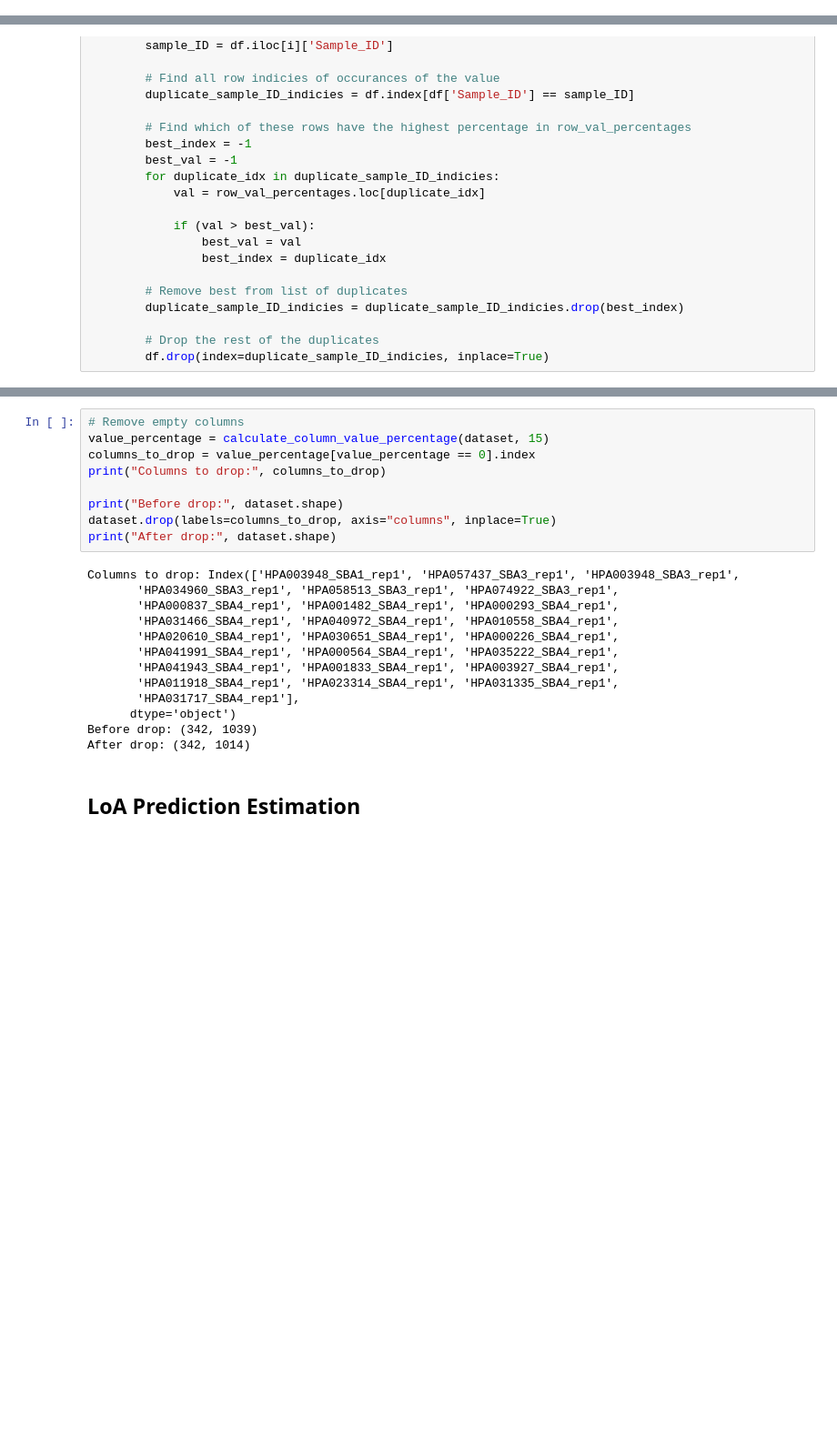
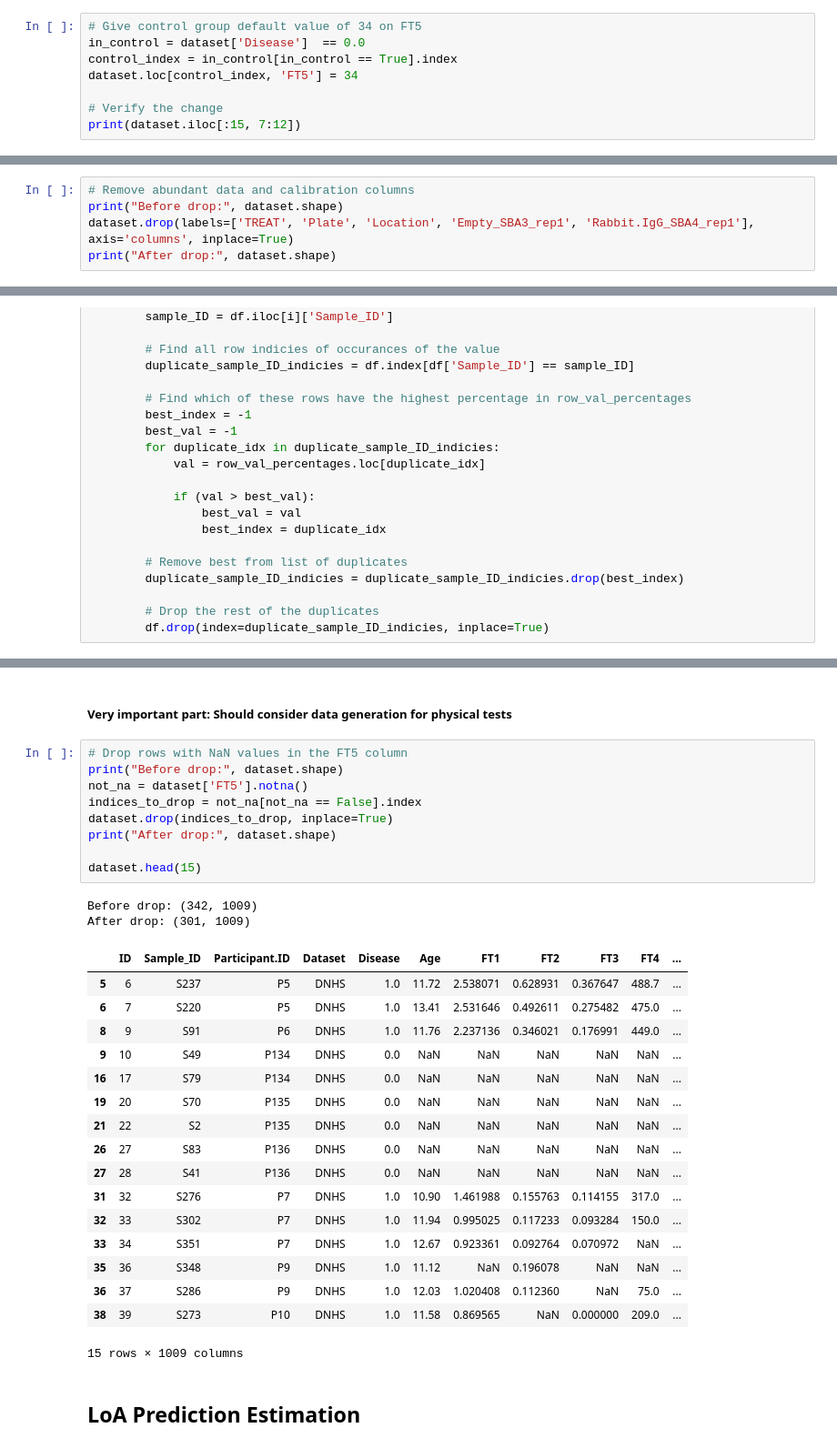
Before and after one commit to sarafuyu/KEX-DA150x-KTH, a Jupyter notebook: Datahandling.ipynb, the cells around one changed output, grey strips where cells are left out. Shown at 91% size. Drawn from its saved outputs; the diff is of its cells as text; blank space fills up the shorter version.

Commit message:
Finished data cleaning and adaption for Cnt group
Might want to look into data generation for consistency

```diff
--- a/Datahandling.ipynb
+++ b/Datahandling.ipynb
@@ -70,3 +76,11 @@ Index(['ID', 'Sample_ID', 'Participant_ID', 'Dataset', 'Disease', 'Age',
 | 3 | 4 | S137 | P4 | DNHS | 1.0 | 11.43 | NaN | NaN | NaN | NaN | ... |
 | 4 | 5 | S182 | P4 | DNHS | 1.0 | 13.25 | NaN | NaN | NaN | NaN | ... |
 5 rows × 1039 columns
+# %%
+# Give control group default value of 34 on FT5
+in_control = dataset['Disease']  == 0.0
+control_index = in_control[in_control == True].index
+dataset.loc[control_index, 'FT5'] = 34
+
+# Verify the change
+print(dataset.iloc[:15, 7:12])
@@ -72,0 +155,5 @@ Index(['ID', 'Sample_ID', 'Participant_ID', 'Dataset', 'Disease', 'Age',
+# %%
+# Remove abundant data and calibration columns
+print("Before drop:", dataset.shape)
+dataset.drop(labels=['TREAT', 'Plate', 'Location', 'Empty_SBA3_rep1', 'Rabbit.IgG_SBA4_rep1'], axis='columns', inplace=True)
+print("After drop:", dataset.shape)
@@ -210,25 +269,34 @@ def calculate_column_value_percentage(df, start_column=1):
-# %%
-# Remove empty columns
-value_percentage = calculate_column_value_percentage(dataset, 15)
-columns_to_drop = value_percentage[value_percentage == 0].index
-print("Columns to drop:", columns_to_drop)
-
-print("Before drop:", dataset.shape)
-dataset.drop(labels=columns_to_drop, axis="columns", inplace=True)
-print("After drop:", dataset.shape)
-# %% [output]
-Columns to drop: Index(['HPA003948_SBA1_rep1', 'HPA057437_SBA3_rep1', 'HPA003948_SBA3_rep1',
-       'HPA034960_SBA3_rep1', 'HPA058513_SBA3_rep1', 'HPA074922_SBA3_rep1',
-       'HPA000837_SBA4_rep1', 'HPA001482_SBA4_rep1', 'HPA000293_SBA4_rep1',
-       'HPA031466_SBA4_rep1', 'HPA040972_SBA4_rep1', 'HPA010558_SBA4_rep1',
-       'HPA020610_SBA4_rep1', 'HPA030651_SBA4_rep1', 'HPA000226_SBA4_rep1',
-       'HPA041991_SBA4_rep1', 'HPA000564_SBA4_rep1', 'HPA035222_SBA4_rep1',
-       'HPA041943_SBA4_rep1', 'HPA001833_SBA4_rep1', 'HPA003927_SBA4_rep1',
-       'HPA011918_SBA4_rep1', 'HPA023314_SBA4_rep1', 'HPA031335_SBA4_rep1',
-       'HPA031717_SBA4_rep1'],
-      dtype='object')
-Before drop: (342, 1039)
-After drop: (342, 1014)
+# %% [markdown]
+##### Very important part: Should consider data generation for physical tests
+# %%
+# Drop rows with NaN values in the FT5 column
+print("Before drop:", dataset.shape)
+not_na = dataset['FT5'].notna()
+indices_to_drop = not_na[not_na == False].index
+dataset.drop(indices_to_drop, inplace=True)
+print("After drop:", dataset.shape)
+
+dataset.head(15)
+# %% [output]
+Before drop: (342, 1009)
+After drop: (301, 1009)
+|  | ID | Sample_ID | Participant.ID | Dataset | Disease | Age | FT1 | FT2 | FT3 | FT4 | ... |
+| 5 | 6 | S237 | P5 | DNHS | 1.0 | 11.72 | 2.538071 | 0.628931 | 0.367647 | 488.7 | ... |
+| 6 | 7 | S220 | P5 | DNHS | 1.0 | 13.41 | 2.531646 | 0.492611 | 0.275482 | 475.0 | ... |
+| 8 | 9 | S91 | P6 | DNHS | 1.0 | 11.76 | 2.237136 | 0.346021 | 0.176991 | 449.0 | ... |
+| 9 | 10 | S49 | P134 | DNHS | 0.0 | NaN | NaN | NaN | NaN | NaN | ... |
+| 16 | 17 | S79 | P134 | DNHS | 0.0 | NaN | NaN | NaN | NaN | NaN | ... |
+| 19 | 20 | S70 | P135 | DNHS | 0.0 | NaN | NaN | NaN | NaN | NaN | ... |
+| 21 | 22 | S2 | P135 | DNHS | 0.0 | NaN | NaN | NaN | NaN | NaN | ... |
+| 26 | 27 | S83 | P136 | DNHS | 0.0 | NaN | NaN | NaN | NaN | NaN | ... |
+| 27 | 28 | S41 | P136 | DNHS | 0.0 | NaN | NaN | NaN | NaN | NaN | ... |
+| 31 | 32 | S276 | P7 | DNHS | 1.0 | 10.90 | 1.461988 | 0.155763 | 0.114155 | 317.0 | ... |
+| 32 | 33 | S302 | P7 | DNHS | 1.0 | 11.94 | 0.995025 | 0.117233 | 0.093284 | 150.0 | ... |
+| 33 | 34 | S351 | P7 | DNHS | 1.0 | 12.67 | 0.923361 | 0.092764 | 0.070972 | NaN | ... |
+| 35 | 36 | S348 | P9 | DNHS | 1.0 | 11.12 | NaN | 0.196078 | NaN | NaN | ... |
+| 36 | 37 | S286 | P9 | DNHS | 1.0 | 12.03 | 1.020408 | 0.112360 | NaN | 75.0 | ... |
+| 38 | 39 | S273 | P10 | DNHS | 1.0 | 11.58 | 0.869565 | NaN | 0.000000 | 209.0 | ... |
+15 rows × 1009 columns
 # %% [markdown]
 ## LoA Prediction Estimation
 # %% [markdown]
```
Also changed, not shown: parts of 20 cells of this notebook, 3 other files.
